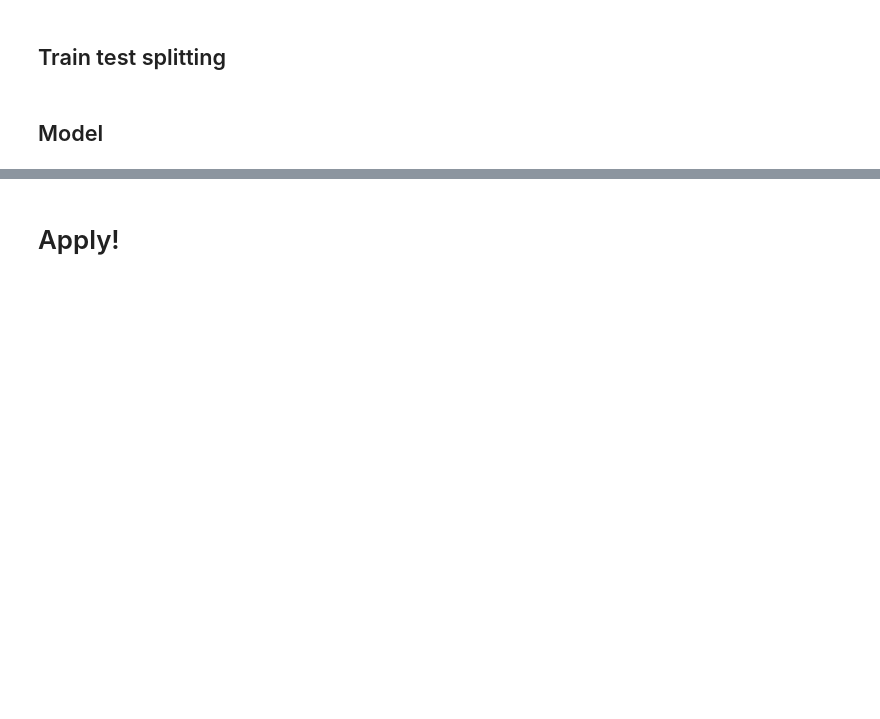
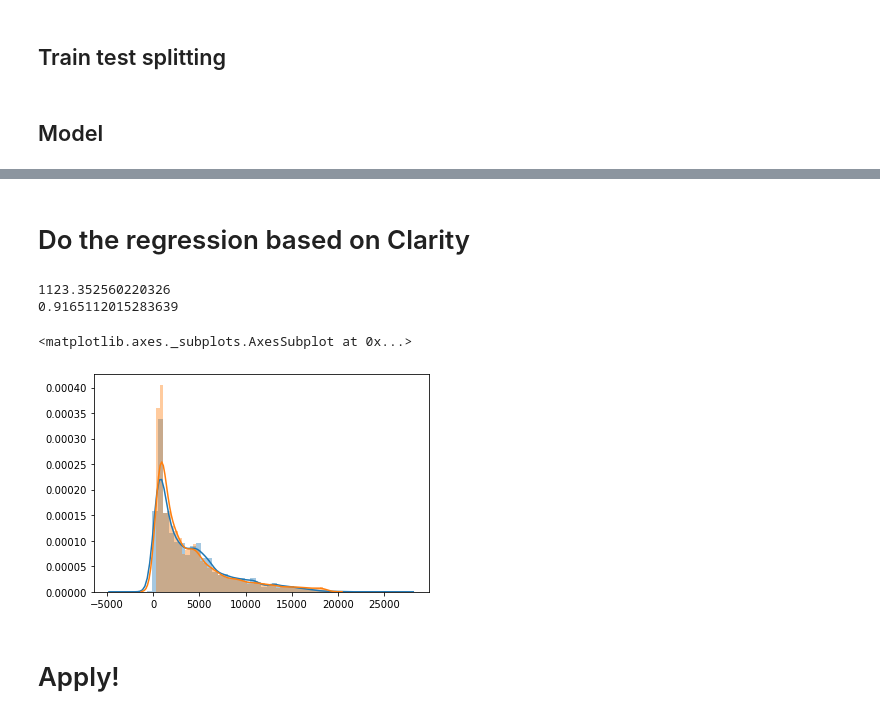
Before and after one commit to aguiarandre/labs-parttime-202001, a Jupyter notebook: module-2/classes/000-Project_LinearRegression/Challenge 003 - Test.ipynb, the cells around one changed output, grey strips where cells are left out. Drawn from its saved outputs; the diff is of its cells as text; code cells hidden in the pictures; blank space fills up the shorter version.

```diff
--- a/module-2/classes/000-Project_LinearRegression/Challenge 003 - Test.ipynb
+++ b/module-2/classes/000-Project_LinearRegression/Challenge 003 - Test.ipynb
@@ -98,0 +99,2 @@ tries.sort_values(by='MSE', ascending=True).head()
+# %% [markdown]
+# Do the regression based on Clarity
@@ -98,0 +103,18 @@ tries.sort_values(by='MSE', ascending=True).head()
+# %%
+diamonds_clarity_split = {}
+
+for clarity in diamonds.clarity_idx.unique():
+    data   = diamonds[diamonds.clarity_idx == clarity]
+    #
+    featrs = data.loc[:, diamonds.columns != 'price']
+    prices = data['price']
+
+    Train, Test, train, test = train_test_split(featrs, prices)
+
+    diamonds_clarity_split[clarity] = \
+        {
+            'data': data,
+            #
+            'Train': Train, 'Test': Test,
+            'train': train, 'test': test
+        }
@@ -99,3 +141,14 @@ tries.sort_values(by='MSE', ascending=True).head()
+# %%
+print(np.sqrt(mean_squared_error(split_result, split_expected)))
+print(r2_score(split_result, split_expected))
+
+sns.distplot(split_result, )
+sns.distplot(split_expected)
+# %% [output]
+1123.352560220326
+0.9165112015283639
+<matplotlib.axes._subplots.AxesSubplot at 0x...>
+[figure, added]
 # %% [markdown]
 # Apply!
 # %%
```
Also changed, not shown: parts of 9 cells of this notebook, 2 other files.
